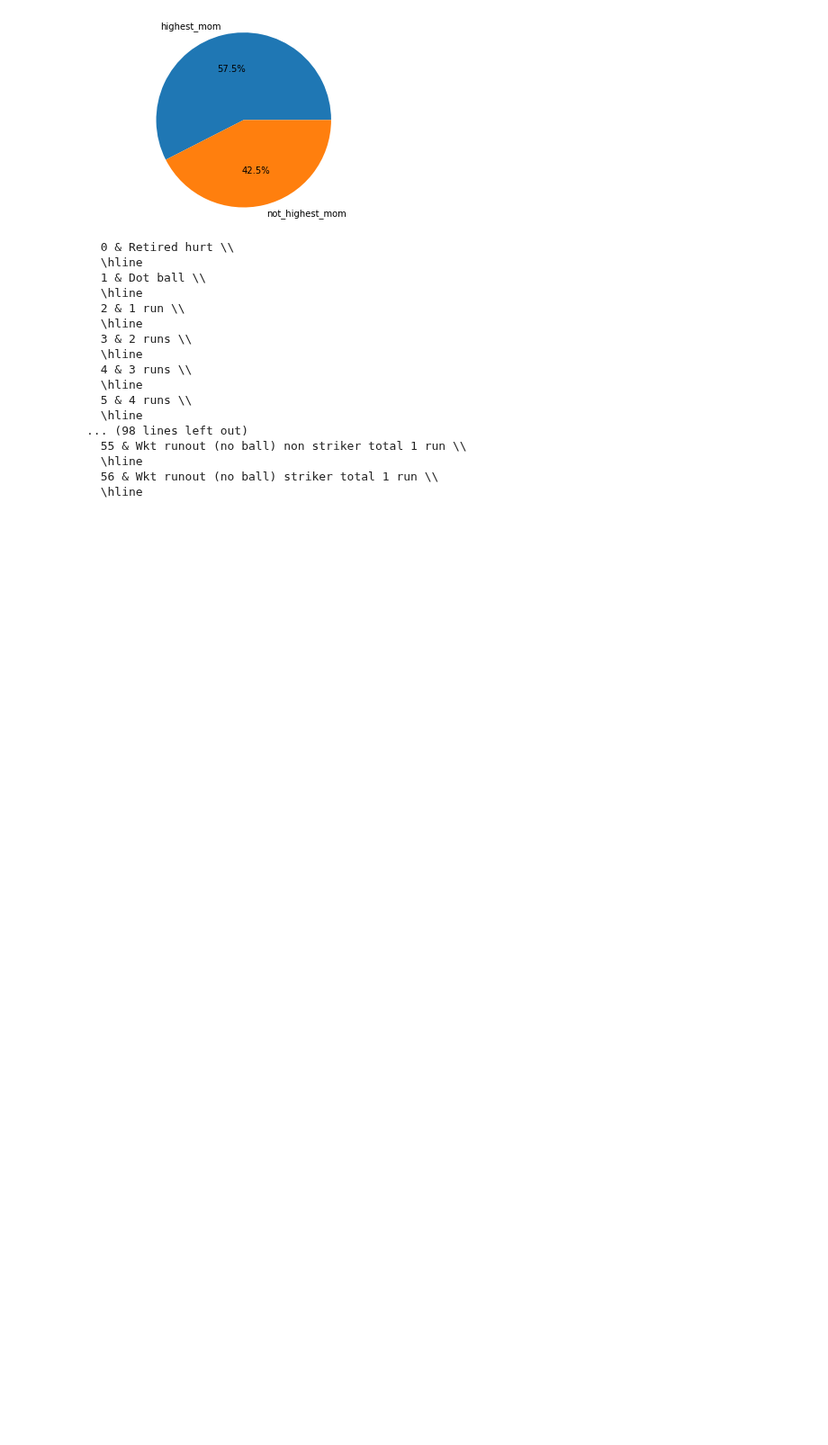
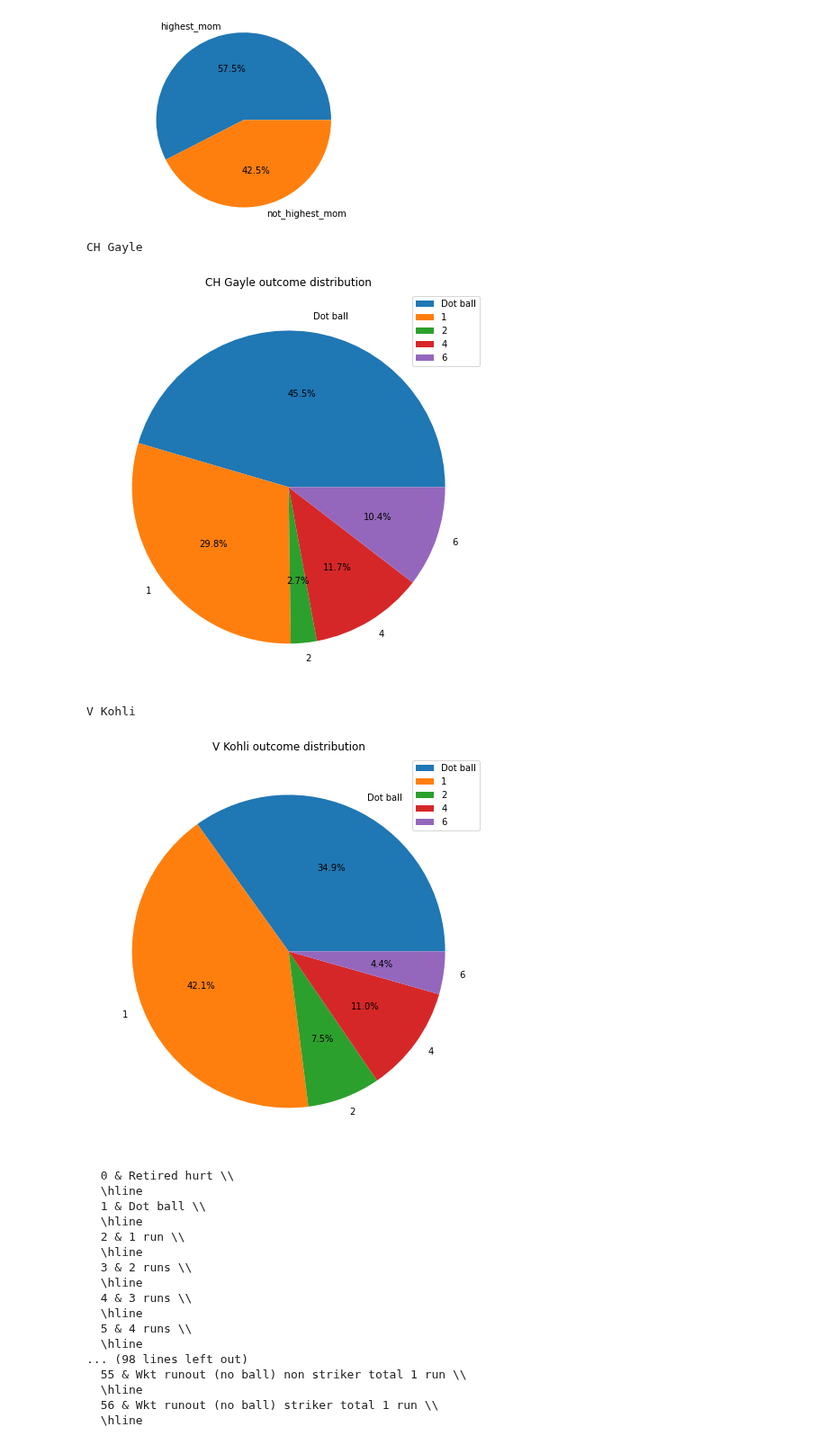
Before and after one commit to AravindM2803/IPL-Simulator, a Jupyter notebook: iplsim-dense/EDA.ipynb, the cells around one changed output. Shown at 90% size. Drawn from its saved outputs; the diff is of its cells as text; code cells hidden in the pictures; blank space fills up the shorter version.

Commit message:
EDA ipynb: added legend to outcome distribution

```diff
--- a/iplsim-dense/EDA.ipynb
+++ b/iplsim-dense/EDA.ipynb
@@ -189,13 +189,19 @@ cols=['type','count']
 c.reset_index(inplace=True)
 c=c.pivot('batsman','type','count')
 # %%
-# for batter in c.index:
-#     print(batter)
-#     plt.pie([c[col][batter] for col in c.columns], labels=["Dot", "1", "2", "4", "6"], autopct="%1.1f%%")
-#     plt.title(f"{batter} outcome distribution")
-#     fig = plt.gcf()
-#     fig.set_size_inches(7, 7)
-#     plt.show()
+for batter in ["CH Gayle", "V Kohli"]:
+    print(batter)
+    plt.pie([c[col][batter] for col in c.columns], labels=["Dot ball", "1", "2", "4", "6"], autopct="%1.1f%%")
+    plt.legend()
+    plt.title(f"{batter} outcome distribution")
+    fig = plt.gcf()
+    fig.set_size_inches(8, 8)
+    plt.show()
+# %% [output]
+CH Gayle
+[figure, added]
+V Kohli
+[figure, added]
 # %%
 from Utils.helper import res_to_string
 for ind, result in enumerate(res_to_string):
```
